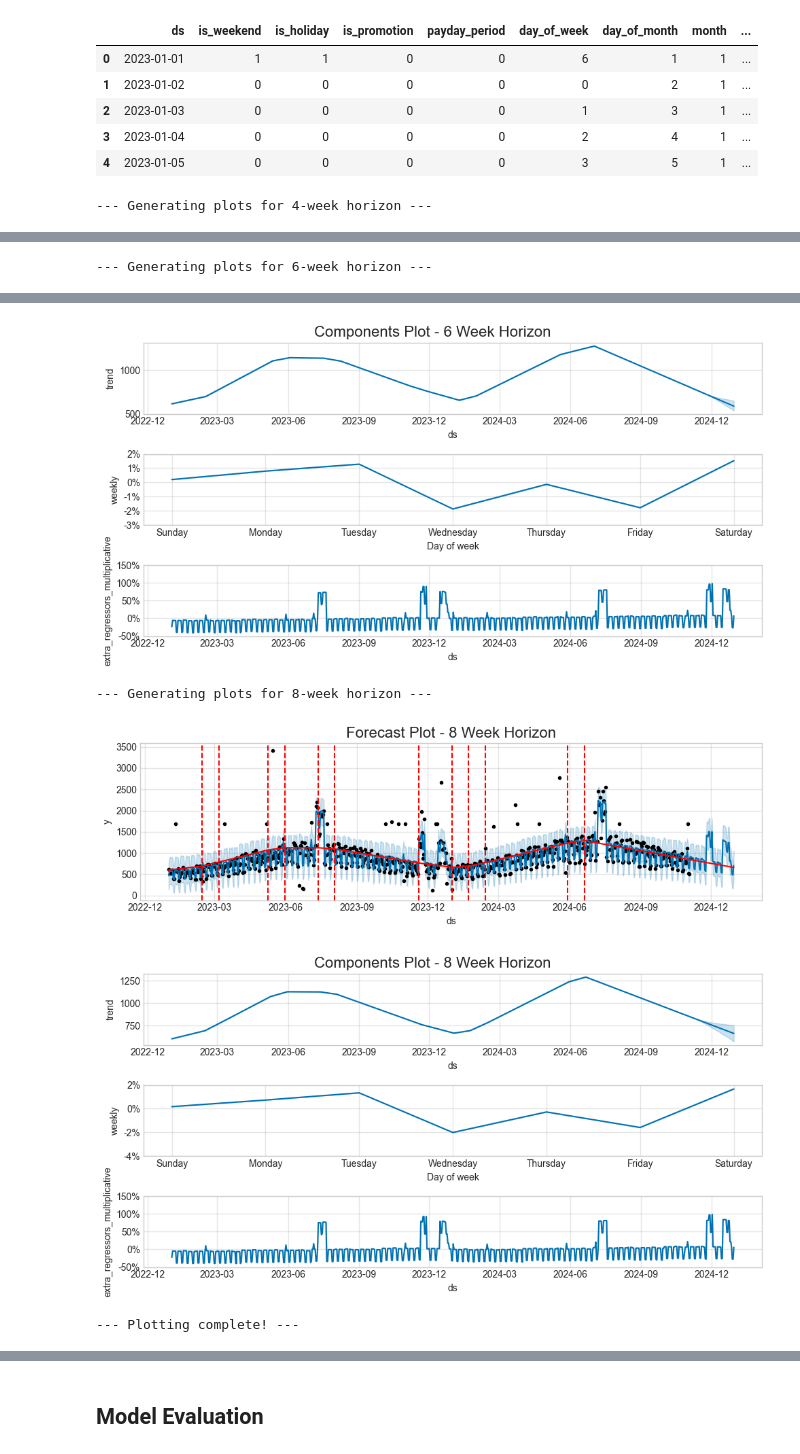
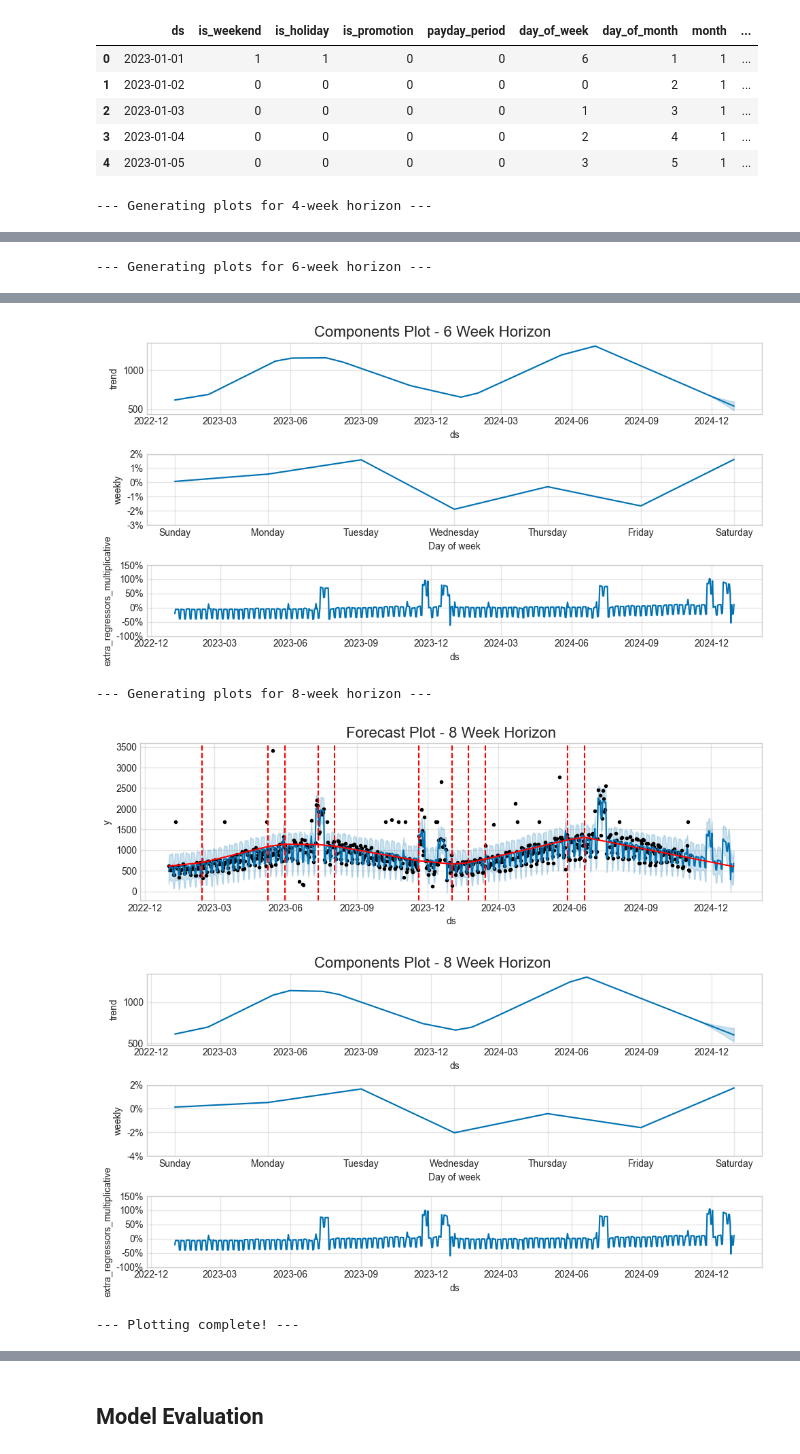
Before and after one commit to traha-89/ecommerce_demand_forecasting, a Jupyter notebook: notebooks/demand_forecasting_analysis.ipynb, the cells around one changed output, grey strips where cells are left out. Cells and saved outputs as stored; diff of their text form; code cells hidden in the pictures.

Commit message:
Update demand_forecasting_analysis.ipynb
- Additional feature engineering iterations and additions to optimize forecast performance

```diff
--- a/notebooks/demand_forecasting_analysis.ipynb
+++ b/notebooks/demand_forecasting_analysis.ipynb
@@ -813,11 +873,8 @@ data_build1.loc[5:10]
 # %% [markdown]
 ### Data Transformation
 # %%
-sample = data_build1[['date','orders_cleaned','is_weekend','is_holiday','is_promotion','payday_period','day_of_week','day_of_month','month','quarter','year'
-                    #   ,'units_sold_7_day_avg','orders_cleaned_7_day_avg'
-                        # ,'orders_lag_7'
-                      ]]
-sample = sample.rename(columns= {'orders_cleaned':'y','date':'ds'})
-sample['unique_id'] = 'order'
-sample.tail()
+sample_order = data_build1.drop(columns= ['units_sold','revenue','customer_care_tickets_cleaned'])
+sample_order = sample_order.rename(columns= {'orders_cleaned':'y','date':'ds'})
+sample_order['unique_id'] = 'order'
+sample_order.tail()
 # %% [output]
@@ -836,16 +893,16 @@ horizon_6wk = 42
 horizon_8wk = 56
 
 # Define 4 week train-test split
-test_4wk = sample.groupby(['unique_id']).tail(horizon_4wk)
-train_4wk = sample.drop(test_4wk.index).reset_index(drop= True)
+test_4wk = sample_order.groupby(['unique_id']).tail(horizon_4wk)
+train_4wk = sample_order.drop(test_4wk.index).reset_index(drop= True)
 
 # Define 6 week train-test split
-test_6wk = sample.groupby(['unique_id']).tail(horizon_6wk)
-train_6wk = sample.drop(test_6wk.index).reset_index(drop= True)
+test_6wk = sample_order.groupby(['unique_id']).tail(horizon_6wk)
+train_6wk = sample_order.drop(test_6wk.index).reset_index(drop= True)
 
 # Define 8 week train-test split
-test_8wk = sample.groupby(['unique_id']).tail(horizon_8wk)
-train_8wk = sample.drop(test_8wk.index).reset_index(drop= True)
+test_8wk = sample_order.groupby(['unique_id']).tail(horizon_8wk)
+train_8wk = sample_order.drop(test_8wk.index).reset_index(drop= True)
 # %%
 train_8wk.tail()
 # %% [output]
@@ -1064,8 +1041,10 @@ prophet_params = {
 }
 
 regressors_to_add = [
-    'is_weekend', 'is_holiday', 'is_promotion', 'payday_period',
-    'day_of_week', 'day_of_month', 'month', 'quarter', 'year'
+    'is_weekend', 'is_holiday', 'is_promotion', 'payday_period'
+    ,'day_of_week', 'day_of_month', 'month', 'quarter', 'year'
+    ,'christmas_on_weekday','is_boxing_day','orders_7_day_avg'
+    ,'days_until_next_promo', 'days_since_last_promo'
 ]
 
 training_data = {
@@ -1138,7 +1126,9 @@ plt.show()
 # %%
 regressor_cols = [
-    'ds', 'is_weekend', 'is_holiday', 'is_promotion', 'payday_period',
-    'day_of_week', 'day_of_month', 'month', 'quarter', 'year'
+    'ds', 'is_weekend', 'is_holiday', 'is_promotion', 'payday_period'
+    ,'day_of_week', 'day_of_month', 'month', 'quarter', 'year'
+    ,'christmas_on_weekday','is_boxing_day','orders_7_day_avg'
+    , 'days_until_next_promo', 'days_since_last_promo'
 ]
 
 future_dfs = {
@@ -1189,6 +1179,8 @@ future_dfs = {
     '8': future_with_regressors_8wk
 }
 
+forecasts = {}
+
 for horizon in ['4', '6', '8']:
     print(f"--- Generating plots for {horizon}-week horizon ---")
 
@@ -1196,6 +1188,7 @@ for horizon in ['4', '6', '8']:
     future_df = future_dfs[horizon]
 
     forecast = model.predict(future_df)
+    forecasts[f'forecast_{horizon}wk'] = forecast
 
     fig1 = model.plot(forecast, figsize=(10, 3))
     add_changepoints_to_plot(fig1.gca(), model, forecast)
@@ -1207,5 +1200,9 @@ for horizon in ['4', '6', '8']:
     plt.show()
 
 print("\n--- Plotting complete! ---")
+
+forecast_4wk = forecasts['forecast_4wk']
+forecast_6wk = forecasts['forecast_6wk']
+forecast_8wk = forecasts['forecast_8wk']
 # %% [output]
 --- Generating plots for 4-week horizon ---
@@ -1216,7 +1213,7 @@ print("\n--- Plotting complete! ---")
-[figure, old version]
+[figure, new version]
 --- Generating plots for 8-week horizon ---
-[figure, old version]
+[figure, new version]
-[figure, old version]
+[figure, new version]
 --- Plotting complete! ---
 # %%
 test_df_4wk = test_df_4wk.merge(forecast_4wk[['ds', 'yhat', 'yhat_lower', 'yhat_upper']], on= 'ds', how= 'left')
```
Also changed, not shown: parts of 30 cells of this notebook.
